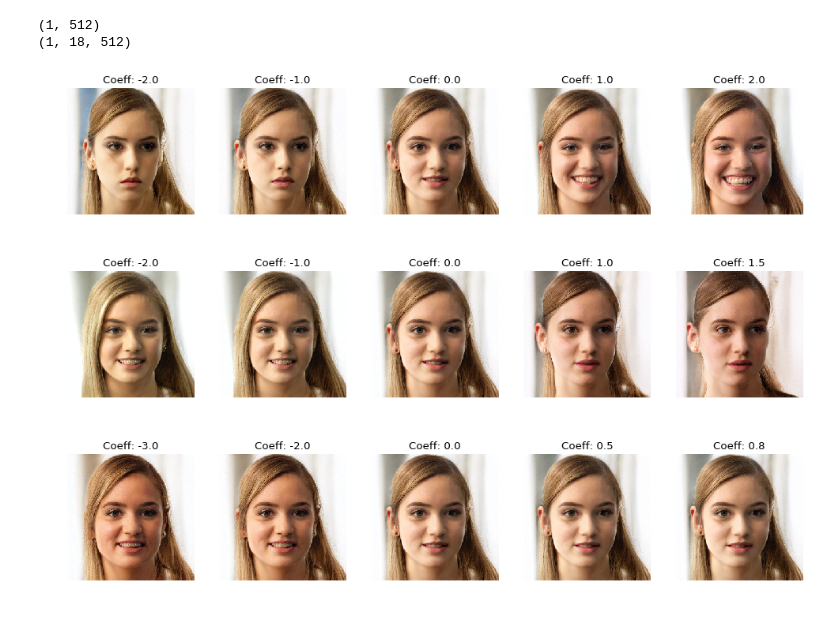
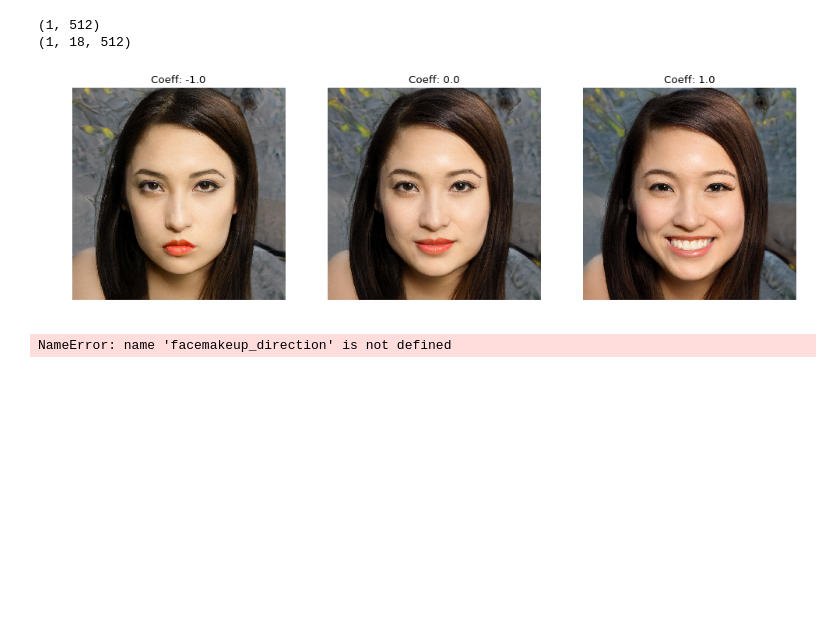
Before and after one commit to BademiChetan/stylegan-encoder, a Jupyter notebook: Play_with_latent_directions.ipynb, the cells around one changed output. Saved outputs shown, nothing was run; the diff lists cells and outputs as text; code cells hidden in the pictures; blank space fills up the shorter version.

```diff
--- a/Play_with_latent_directions.ipynb
+++ b/Play_with_latent_directions.ipynb
@@ -24,13 +24,14 @@ def generate_image(latent_vector):
     generator.set_dlatents(latent_vector)
     img_array = generator.generate_images()[0]
     img = PIL.Image.fromarray(img_array, 'RGB')
-    return img.resize((256, 256))
+    return img.resize((1024, 1024))
 
-def move_and_show(latent_vector, direction, coeffs):
+def move_and_show(latent_vector, directions, coeffs):
     fig,ax = plt.subplots(1, len(coeffs), figsize=(15, 10), dpi=80)
     for i, coeff in enumerate(coeffs):
         new_latent_vector = latent_vector.copy()
-        new_latent_vector[:8] = (latent_vector + coeff*direction)[:8]
+        for direction in directions:
+            new_latent_vector[:8] = (new_latent_vector + coeff*direction)[:8]
         ax[i].imshow(generate_image(new_latent_vector))
         ax[i].set_title('Coeff: %0.1f' % coeff)
     [x.axis('off') for x in ax]
@@ -44,17 +45,16 @@ age_direction = np.load('ffhq_dataset/latent_directions/age.npy')
 # In general it's possible to find directions of almost any face attributes: position, hair style or color ...
 # Additional scripts for doing so will be realised soon
 # %%
-rnd = np.random.RandomState(137)
+rnd = np.random.RandomState(1733) # 829,829,1733
 latents = rnd.randn(1, Gs_network.input_shape[1])
 print(latents.shape)
 dlatents = Gs_network.components.mapping.run(latents, None)
 print(dlatents.shape)
-move_and_show(dlatents, smile_direction, [-2, -1, 0, 1, 2])
-move_and_show(dlatents, gender_direction, [-2, -1, 0, 1, 1.5])
-move_and_show(dlatents, age_direction, [-3, -2, 0, 0.5, 0.75])
+src_images = Gs_network.components.synthesis.run(dlatents, randomize_noise=False)
+move_and_show(dlatents, [smile_direction], [-1, 0, 1])
+move_and_show(dlatents, [facemakeup_direction], [-1, 0, 1])
 # %% [output]
 (1, 512)
 (1, 18, 512)
-[figure, old version]
+[figure, new version]
-[figure, removed]
-[figure, removed]
+NameError: name 'facemakeup_direction' is not defined
```
Also changed, not shown: parts of 11 cells of this notebook.
